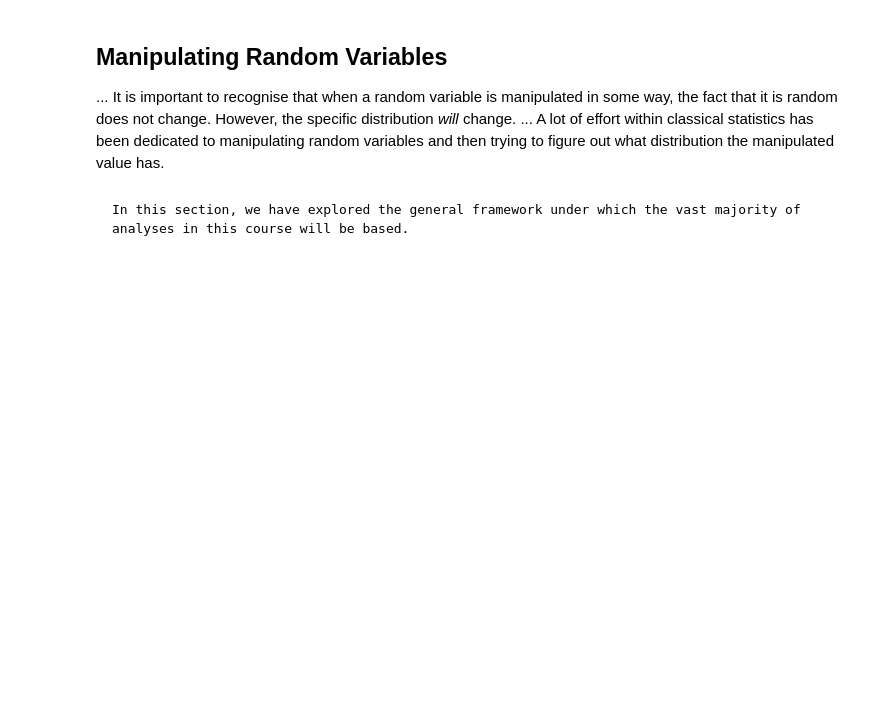
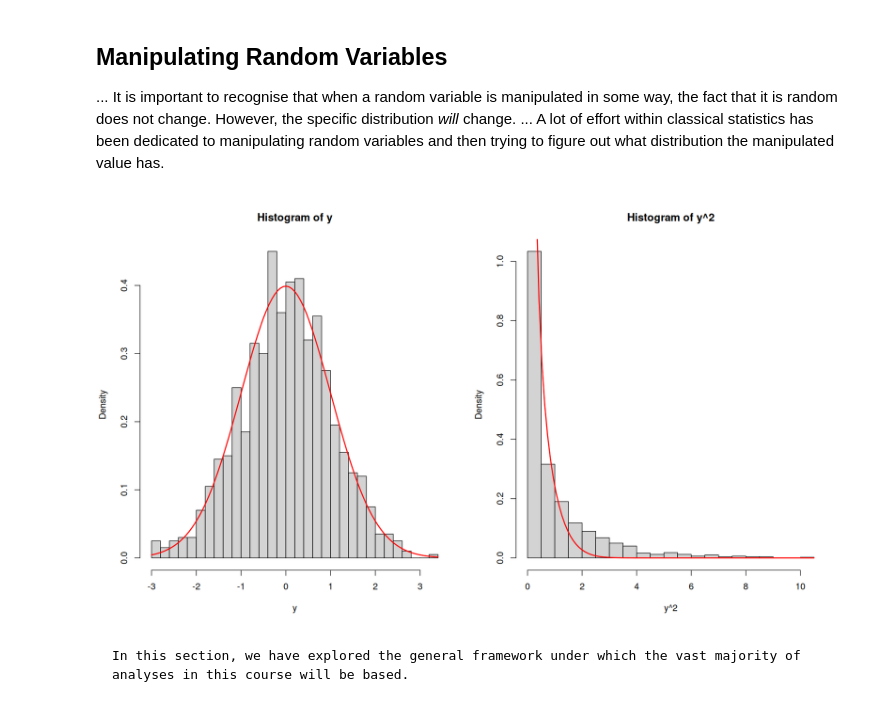
Before and after one commit to PCHN63101-Advanced-Data-Skills/Simple-Multiple-Regression, a Jupyter notebook: 2.prob-models.ipynb, the cells around one changed output. Cells and saved outputs as stored; diff of their text form; code cells hidden in the pictures; blank space fills up the shorter version.

```diff
--- a/2.prob-models.ipynb
+++ b/2.prob-models.ipynb
@@ -225,5 +225,18 @@ The *expected value* and the *variance* are both examples of the *moments* of a
 # %% [markdown]
 ## Manipulating Random Variables
 ... It is important to recognise that when a random variable is manipulated in some way, the fact that it is random does not change. However, the specific distribution *will* change. ... A lot of effort within classical statistics has been dedicated to manipulating random variables and then trying to figure out what distribution the manipulated value has.
+# %%
+y <- rnorm(n=1000, mean=0, sd=1)
+
+par(mfrow=c(1,2))
+hist(y, probability=TRUE, breaks=30)
+curve(dnorm(x, mean=0, sd=1),
+      col="red", lwd=2, add=TRUE)
+
+hist(y^2, probability=TRUE, breaks=30)
+curve(dchisq(x^2, df=1),
+      col="red", lwd=2, add=TRUE)
+# %% [output]
+[figure, added]
 # %% [markdown]
 
```
Also changed, not shown: 31 other files.
